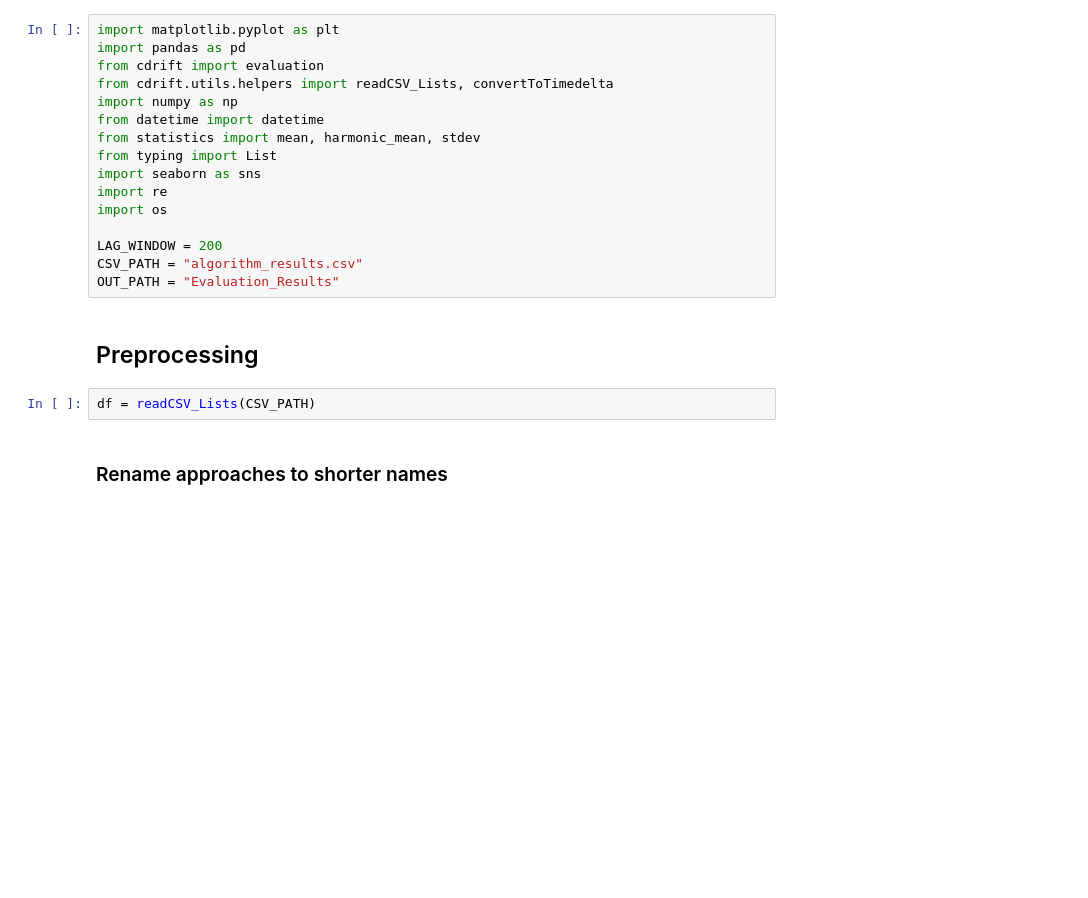
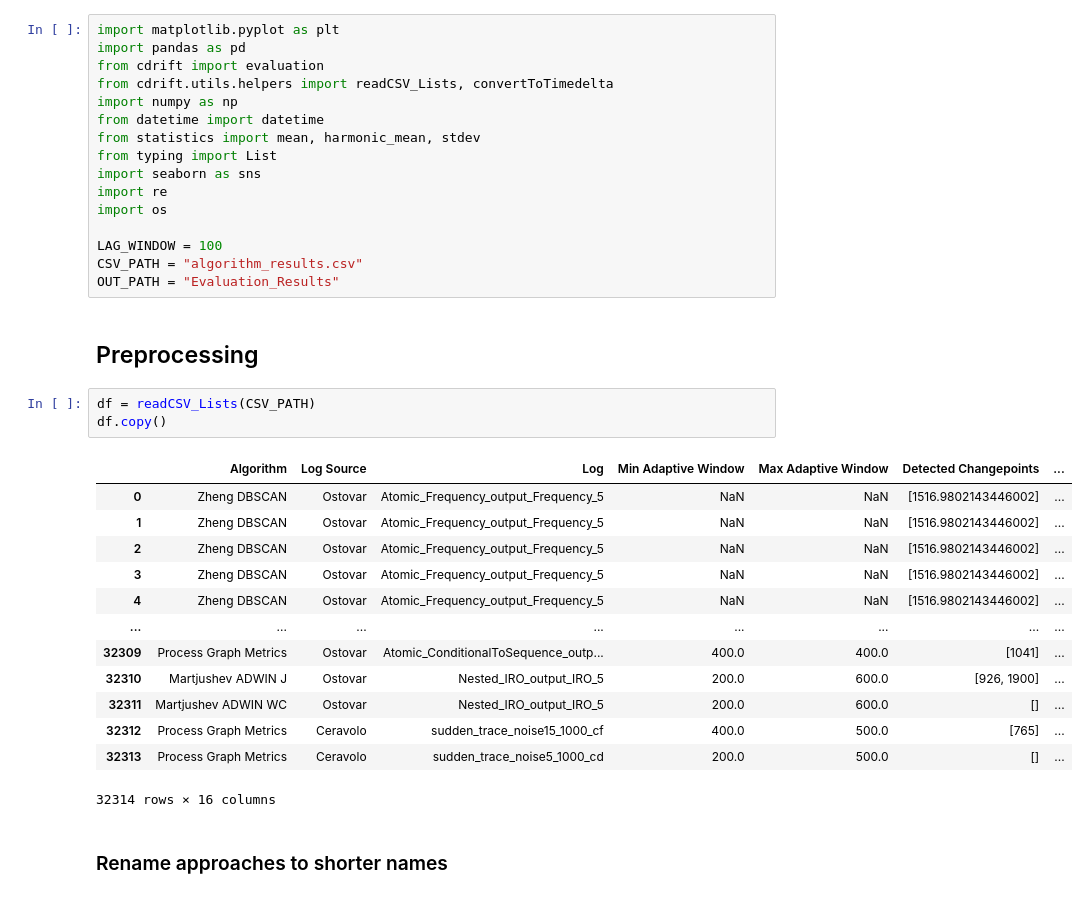
Before and after one commit to cpitsch/cdrift-evaluation, a Jupyter notebook: evaluate_results.ipynb, the cells around one changed output. Drawn from its saved outputs; the diff is of its cells as text; blank space fills up the shorter version.

```diff
--- a/evaluate_results.ipynb
+++ b/evaluate_results.ipynb
@@ -11,13 +11,28 @@ import seaborn as sns
 import re
 import os
 
-LAG_WINDOW = 200
+LAG_WINDOW = 100
 CSV_PATH = "algorithm_results.csv"
 OUT_PATH = "Evaluation_Results"
 # %% [markdown]
 ## Preprocessing
 # %%
 df = readCSV_Lists(CSV_PATH)
+df.copy()
+# %% [output]
+|  | Algorithm | Log Source | Log | Min Adaptive Window | Max Adaptive Window | Detected Changepoints | ... |
+| 0 | Zheng DBSCAN | Ostovar | Atomic_Frequency_output_Frequency_5 | NaN | NaN | [1516.9802143446002] | ... |
+| 1 | Zheng DBSCAN | Ostovar | Atomic_Frequency_output_Frequency_5 | NaN | NaN | [1516.9802143446002] | ... |
+| 2 | Zheng DBSCAN | Ostovar | Atomic_Frequency_output_Frequency_5 | NaN | NaN | [1516.9802143446002] | ... |
+| 3 | Zheng DBSCAN | Ostovar | Atomic_Frequency_output_Frequency_5 | NaN | NaN | [1516.9802143446002] | ... |
+| 4 | Zheng DBSCAN | Ostovar | Atomic_Frequency_output_Frequency_5 | NaN | NaN | [1516.9802143446002] | ... |
+| ... | ... | ... | ... | ... | ... | ... | ... |
+| 32309 | Process Graph Metrics | Ostovar | Atomic_ConditionalToSequence_outp... | 400.0 | 400.0 | [1041] | ... |
+| 32310 | Martjushev ADWIN J | Ostovar | Nested_IRO_output_IRO_5 | 200.0 | 600.0 | [926, 1900] | ... |
+| 32311 | Martjushev ADWIN WC | Ostovar | Nested_IRO_output_IRO_5 | 200.0 | 600.0 | [] | ... |
+| 32312 | Process Graph Metrics | Ceravolo | sudden_trace_noise15_1000_cf | 400.0 | 500.0 | [765] | ... |
+| 32313 | Process Graph Metrics | Ceravolo | sudden_trace_noise5_1000_cd | 200.0 | 500.0 | [] | ... |
+32314 rows × 16 columns
 # %% [markdown]
 ### Rename approaches to shorter names
 # %%
```
Also changed, not shown: parts of 22 cells of this notebook, 40 other files.
